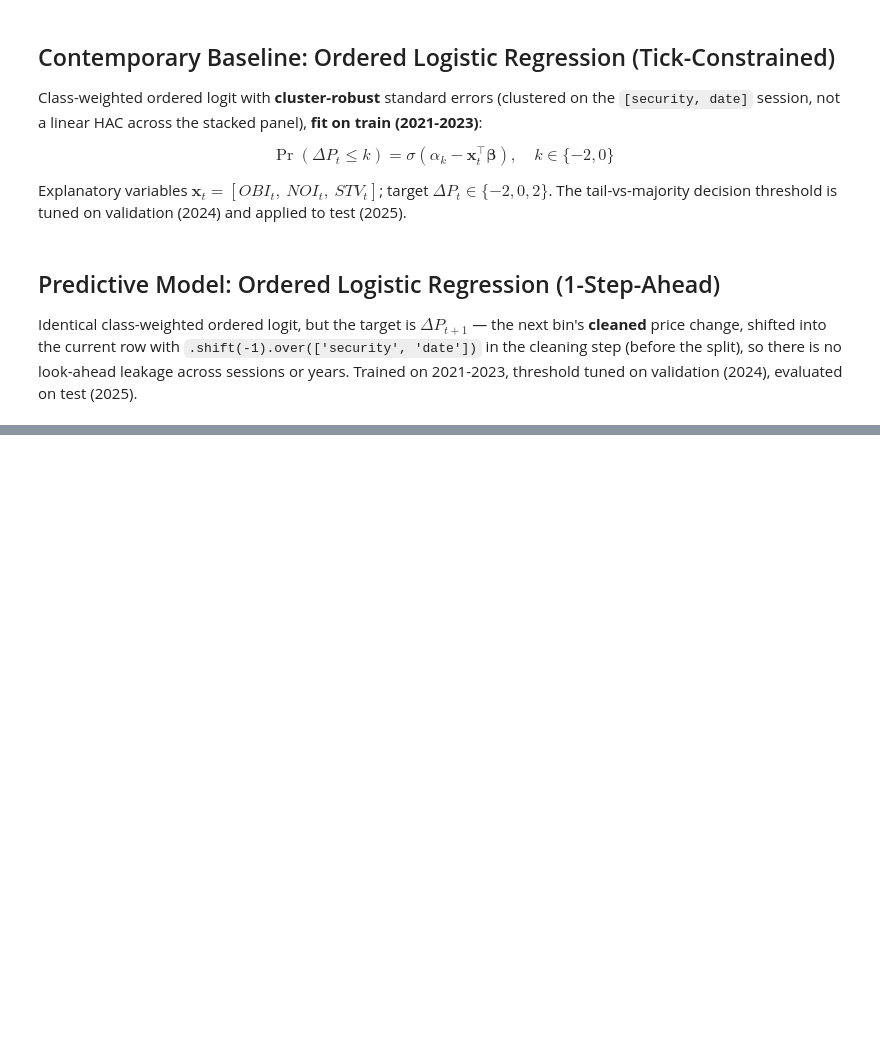
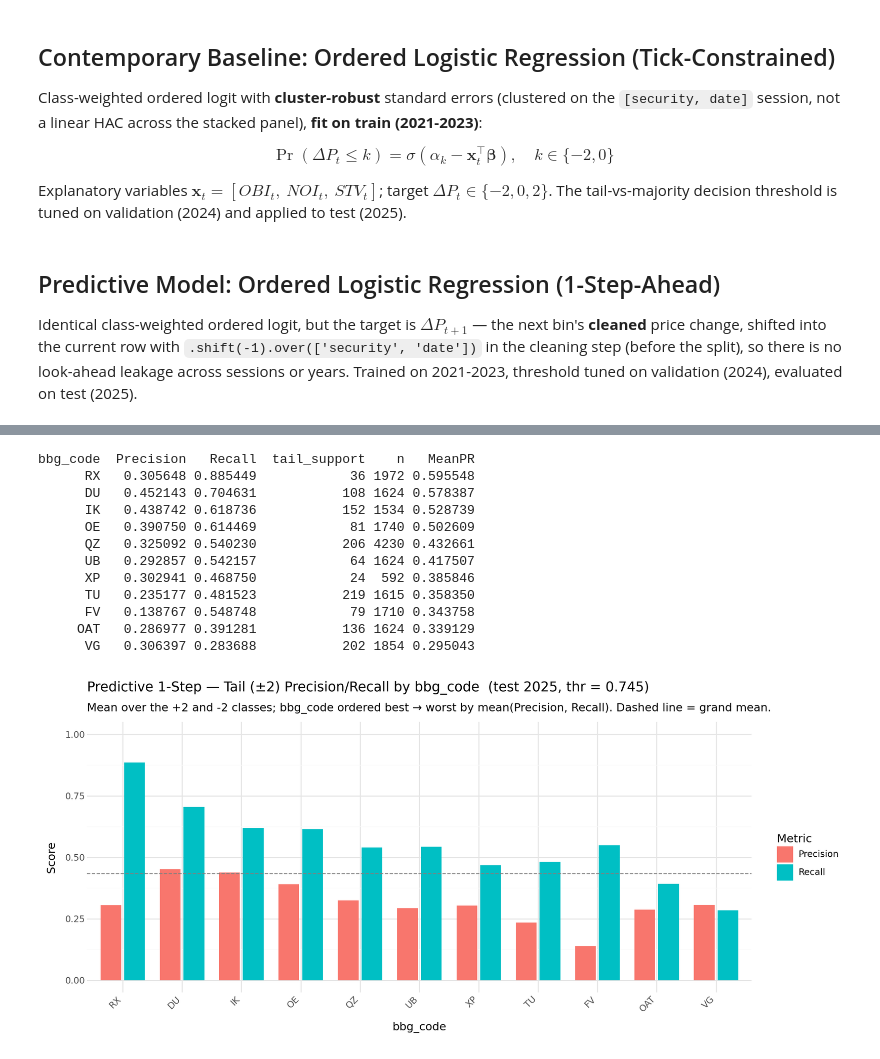
Before and after one commit to qe-internship-wjw/ip1, a Jupyter notebook: notebooks/02b_regressions_tc.ipynb, the cells around one changed output, grey strips where cells are left out. Cells and saved outputs as stored; diff of their text form; code cells hidden in the pictures; blank space fills up the shorter version.

Commit message:
Add predictive evaluation across qcodes

```diff
--- a/notebooks/02b_regressions_tc.ipynb
+++ b/notebooks/02b_regressions_tc.ipynb
@@ -381,0 +449,79 @@ confusion_tile(
+# %%
+# --- Per-bbg_code evaluation of the predictive model on TEST (2025) ----------
+# Tail (+/-2) precision & recall, averaged over the two tail classes (they are symmetric),
+# computed SEPARATELY for each bbg_code so we can see where the 1-step-ahead model
+# generalises and where it degrades. Uses the SAME fitted model (res_fwd) and the SAME
+# validation-tuned THRESH_FWD; we just re-materialise the test slice carrying bbg_code so
+# every row can be grouped.
+from sklearn.metrics import precision_recall_fscore_support
+
+_pdf_bbg = (
+    df_signals_tc_clean
+    .filter(pl.col('year').is_in(TEST_YEARS))
+    .select(['delta_p_fwd', *TC_FEATURES, 'bbg_code'])
+    .drop_nulls()
+    .to_pandas()
+)
+_pdf_bbg['y']    = _pdf_bbg['delta_p_fwd'].astype(int)
+_pdf_bbg['pred'] = assign_classes(
+    np.asarray(res_fwd.predict(exog=_pdf_bbg[TC_FEATURES])), THRESH_FWD
+)
+
+rows = []
+for code, g in _pdf_bbg.groupby('bbg_code'):
+    prec, rec, _, sup = precision_recall_fscore_support(
+        g['y'], g['pred'], labels=[-2, 2], zero_division=0,
+    )
+    rows.append({
+        'bbg_code': code,
+        'Precision': float(prec.mean()),   # mean over the +2 and -2 classes
+        'Recall': float(rec.mean()),
+        'tail_support': int(sup.sum()),    # # of actual +/-2 observations
+        'n': int(len(g)),
+    })
+
+bbg_metrics = (
+    pd.DataFrame(rows)
+    .assign(MeanPR=lambda d: (d['Precision'] + d['Recall']) / 2)
+    .sort_values('MeanPR', ascending=False)
+    .reset_index(drop=True)
+)
+print(bbg_metrics.to_string(index=False))
+
+# Dodged precision/recall bars, bbg_code ordered best -> worst by mean(Precision, Recall).
+_order   = bbg_metrics['bbg_code'].tolist()
+_grand   = bbg_metrics[['Precision', 'Recall']].to_numpy().mean()
+bbg_long = bbg_metrics.melt(
+    id_vars=['bbg_code'], value_vars=['Precision', 'Recall'],
+    var_name='Metric', value_name='Value',
+)
+bbg_long['bbg_code'] = pd.Categorical(bbg_long['bbg_code'], categories=_order, ordered=True)
+(
+    ggplot(bbg_long, aes(x='bbg_code', y='Value', fill='Metric'))
+    + geom_col(position=position_dodge(width=0.8), width=0.7)
+    + geom_hline(yintercept=_grand, linetype='dashed', color='grey')
+    + scale_y_continuous(limits=[0, 1])
+    + labs(
+        title=f'Predictive 1-Step — Tail (±2) Precision/Recall by bbg_code  '
+              f'(test 2025, thr = {THRESH_FWD:.3f})',
+        subtitle='Mean over the +2 and -2 classes; bbg_code ordered best → worst by '
+                 'mean(Precision, Recall). Dashed line = grand mean.',
+        x='bbg_code', y='Score', fill='Metric',
+    )
+    + theme_minimal()
+    + theme(figure_size=(11, 5), axis_text_x=element_text(rotation=45, hjust=1))
+)
+# %% [output]
+bbg_code  Precision   Recall  tail_support    n   MeanPR
+      RX   0.305648 0.885449            36 1972 0.595548
+      DU   0.452143 0.704631           108 1624 0.578387
+      IK   0.438742 0.618736           152 1534 0.528739
+      OE   0.390750 0.614469            81 1740 0.502609
+      QZ   0.325092 0.540230           206 4230 0.432661
+      UB   0.292857 0.542157            64 1624 0.417507
+      XP   0.302941 0.468750            24  592 0.385846
+      TU   0.235177 0.481523           219 1615 0.358350
+      FV   0.138767 0.548748            79 1710 0.343758
+     OAT   0.286977 0.391281           136 1624 0.339129
+      VG   0.306397 0.283688           202 1854 0.295043
+[figure, added]
```
Also changed, not shown: parts of 9 cells of this notebook.
